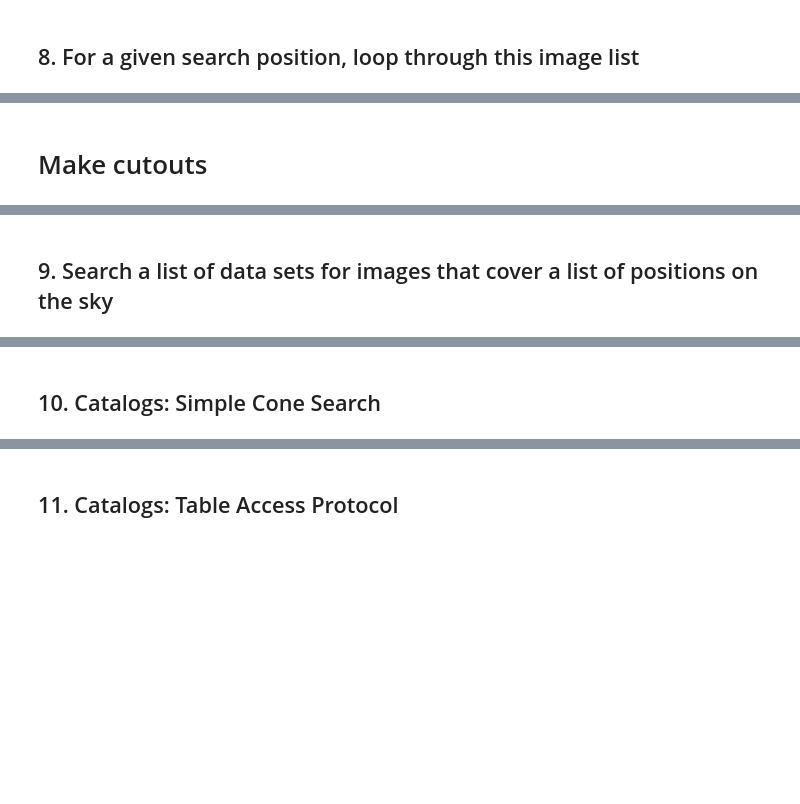
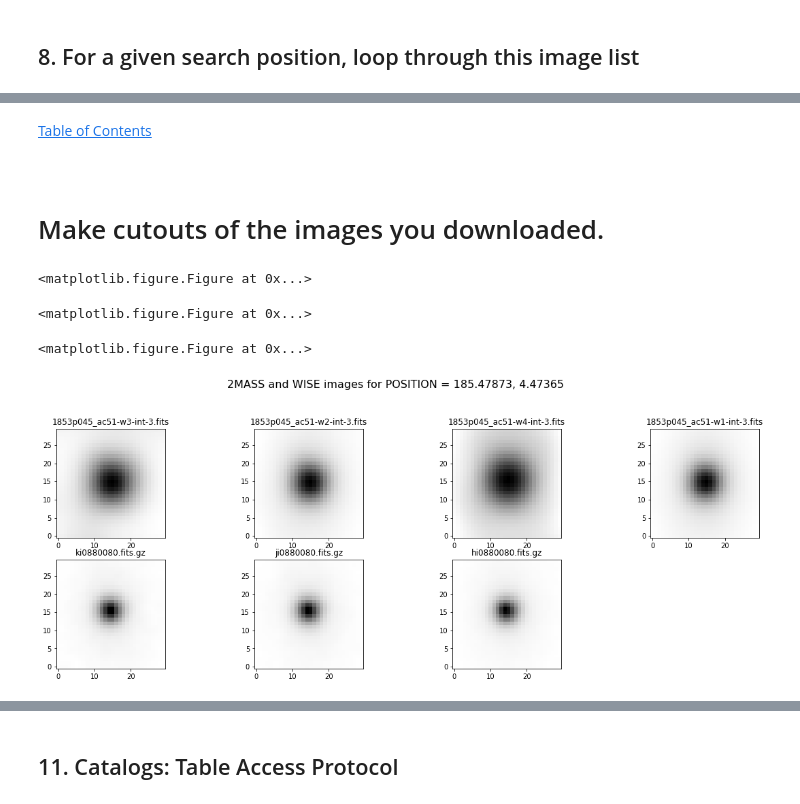
Before and after one commit to vandesai1/navo_workshops, a Jupyter notebook: workshop/workshop.ipynb, the cells around one changed output, grey strips where cells are left out. Saved outputs shown, nothing was run; the diff lists cells and outputs as text; code cells hidden in the pictures; blank space fills up the shorter version.

```diff
--- a/workshop/workshop.ipynb
+++ b/workshop/workshop.ipynb
@@ -313,28 +425,3 @@ AllWISE                 https://irsa.ipac.caltech.edu/ibe/sia/wise/allwise/p3am_
 ## 6. Find the Universal Common Descriptors for each column.
 
 Each archive can name columns whatever they want, but the type of column has a universal name. To see the UCDs for the 2MASS allsky atlas images, try the following:
-# %%
-from astropy.table import Table, Column
-import shutil
-import ntpath
-
-# Define the position and search size (degrees).
-ra = '185.47873'
-dec = '4.47365'
-
-size = '0'  # Means the image must contain the search point
-
-base_url = 'http://irsa.ipac.caltech.edu/ibe/sia/twomass/allsky/allsky?'
-
-params = {'POS': ra + ',' + dec,
-          'SIZE': size
-         }
-
-r = requests.get(base_url, params)
-#table=Table.read(io.BytesIO(r.content))
-#table.pprint(max_width=-1)
-#print(table['sia_url']) #sia_bp_id
-for key in table.columns:
-    col = table.columns[key]
-    ucdval = col.meta.get('ucd')
-    print(ucdval)
@@ -456,40 +586,56 @@ downloaded_images.pprint()
+# %% [markdown]
+<a href = "#toc">Table of Contents</a>
+# %% [markdown]
+<a id='cutouts'></a>
 # %% [markdown]
-# Make cutouts
+# Make cutouts of the images you downloaded.
 # %%
 import matplotlib.pyplot as plt
 from astropy.nddata import Cutout2D
 from astropy.coordinates import SkyCoord
 from astropy.wcs import wcs
 import astropy.io.fits as fits
 import numpy as np
 import os
 from astropy.io.fits import getdata, getheader
 import astropy.units as u
 
+#Set up the figure.
 fig = plt.figure(figsize=(20,10))
+plt.suptitle('2MASS and WISE images for POSITION = '+ra+', '+dec, fontsize=16)
+
+#For each image,
 i = 0
-for entry in downloaded_images:
-    filename = entry['imagename']
+for filename in downloaded_images['filename']:
+
+    #Make the title be the filename
+    filename = downloaded_images['filename'][i]
     title = filename
+
+    #Read in the image, header, and WCS
     data = getdata(filename, 0)
     header = getheader(filename, 0)
     w = wcs.WCS(header)
 
+    #Make a cutout centered on the search position, with a 30 arcsec width.
     position = SkyCoord(ra, dec, unit = 'deg')
-    size = 30.*u.arcsec
+    size = 30.0 #* u.arcsec
     cutout = Cutout2D(data, position, (size, size), wcs=w)
 
+    #Make a subplot for this image.
     ax = fig.add_subplot(3,4,i+1)
     ax.imshow(cutout.data, cmap='gray_r', origin='lower')
     ax.set_title(title)
+
     i = i + 1
-plt.suptitle('This is a somewhat long figure title', fontsize=16)
+
 plt.show()
+# %% [output]
+<matplotlib.figure.Figure at 0x...>
+<matplotlib.figure.Figure at 0x...>
+<matplotlib.figure.Figure at 0x...>
+[figure, added]
 # %% [markdown]
 <a id='multiwavelengthlist'></a>
-# %% [markdown]
-## 9. Search a list of data sets for images that cover a list of positions on the sky
 # %% [markdown]
 <a id='simpleconesearch'></a>
-# %% [markdown]
-## 10. Catalogs: Simple Cone Search
```
Also changed, not shown: parts of 39 cells of this notebook.
